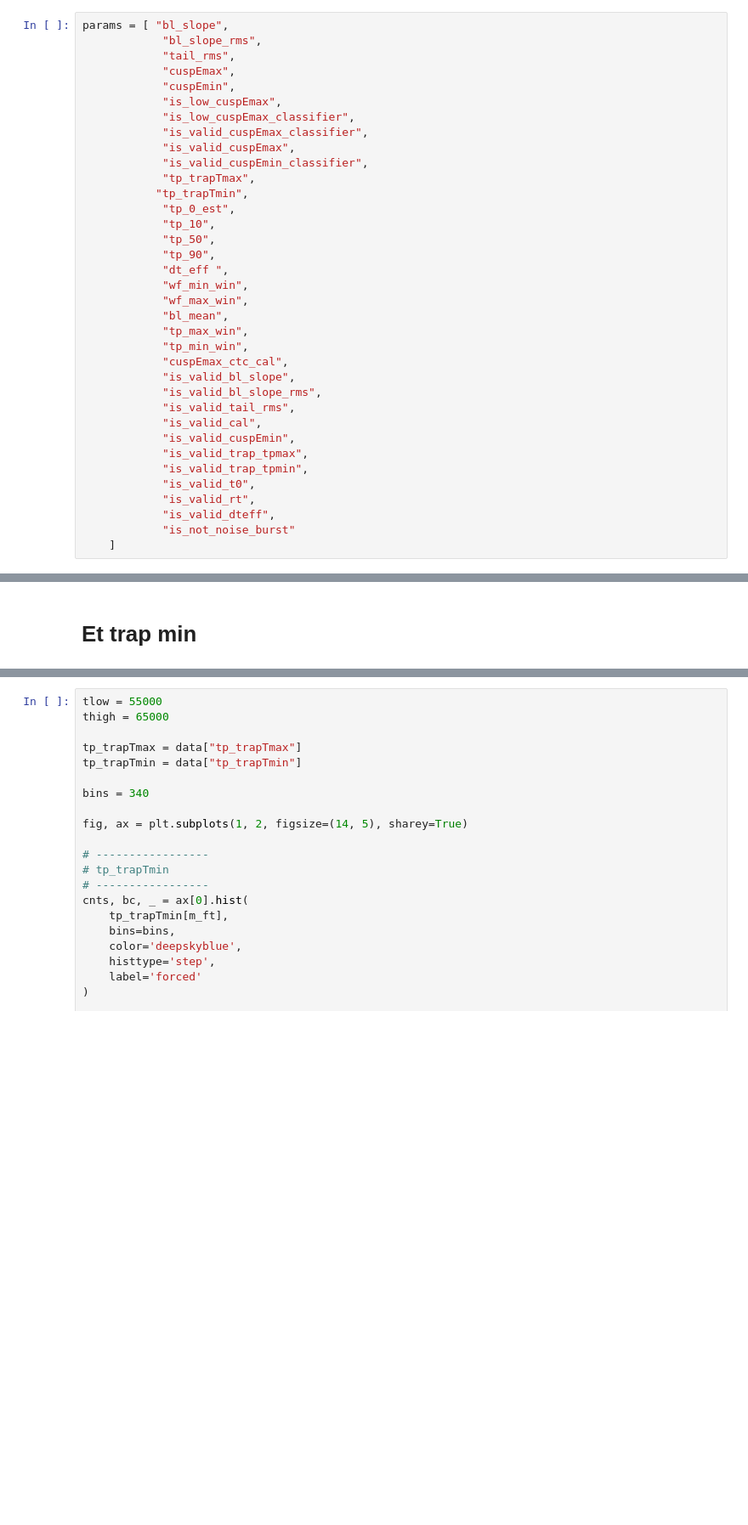
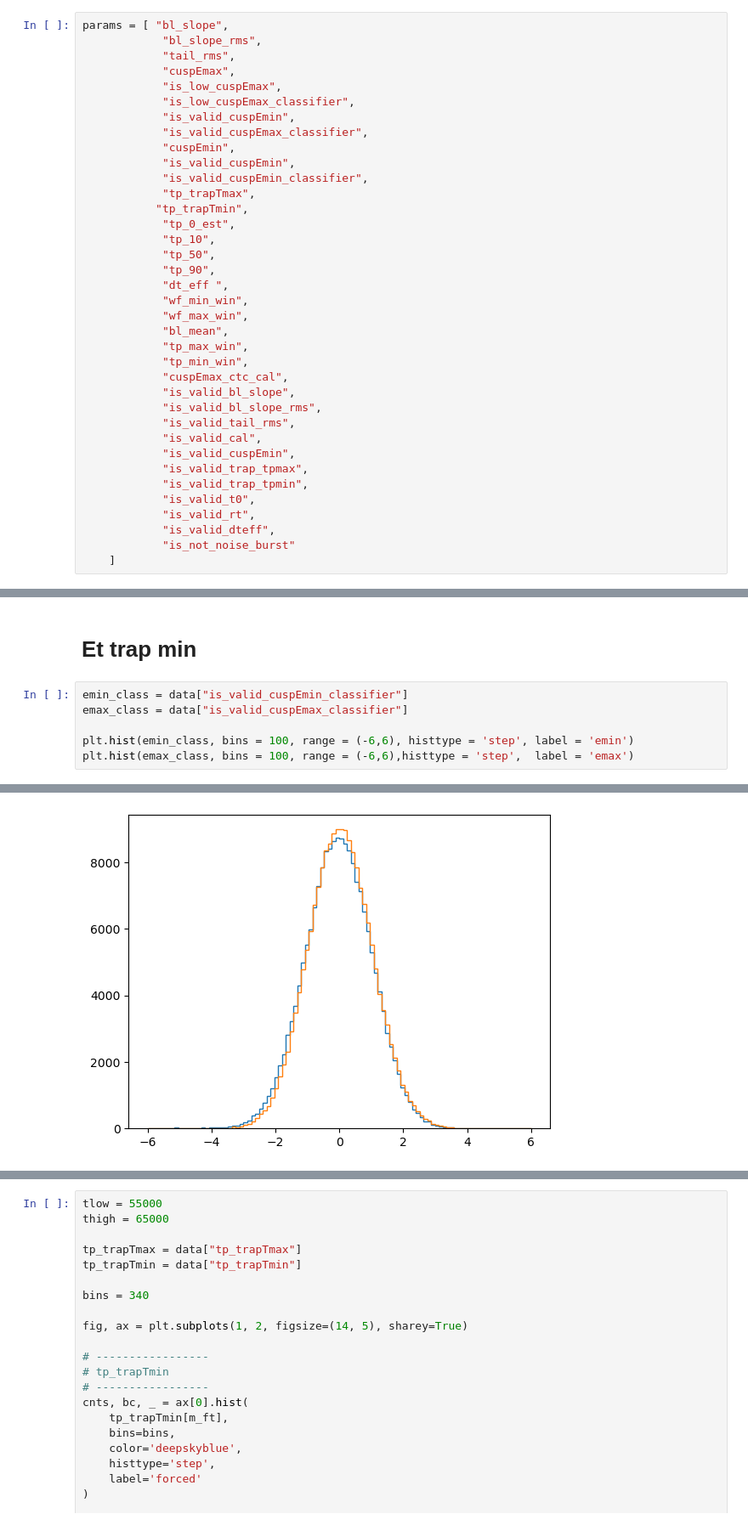
Before and after one commit to RitaF00/Low_Energy_QC, a Jupyter notebook: 1detector.ipynb, the cells around one changed output, grey strips where cells are left out. Shown at 85% size. Saved outputs shown, nothing was run; the diff lists cells and outputs as text; blank space fills up the shorter version.

```diff
--- a/1detector.ipynb
+++ b/1detector.ipynb
@@ -191,11 +213,12 @@ params = [ "bl_slope",
             "bl_slope_rms",
             "tail_rms",
             "cuspEmax",
-            "cuspEmin",
             "is_low_cuspEmax",
             "is_low_cuspEmax_classifier",
+            "is_valid_cuspEmin",
             "is_valid_cuspEmax_classifier",
-            "is_valid_cuspEmax",
+            "cuspEmin",
+            "is_valid_cuspEmin",
             "is_valid_cuspEmin_classifier",
             "tp_trapTmax",
            "tp_trapTmin",
@@ -348,3 +371,10 @@ plt.yscale('log')
 [figure]
 # %% [markdown]
 #  Et trap min
+# %%
+emin_class = data["is_valid_cuspEmin_classifier"]
+emax_class = data["is_valid_cuspEmax_classifier"]
+
+plt.hist(emin_class, bins = 100, range = (-6,6), histtype = 'step', label = 'emin')
+plt.hist(emax_class, bins = 100, range = (-6,6),histtype = 'step',  label = 'emax')
+# %% [output]
@@ -350,0 +388 @@ plt.yscale('log')
+[figure, added]
```
Also changed, not shown: parts of 4 cells of this notebook, 2 other files.
